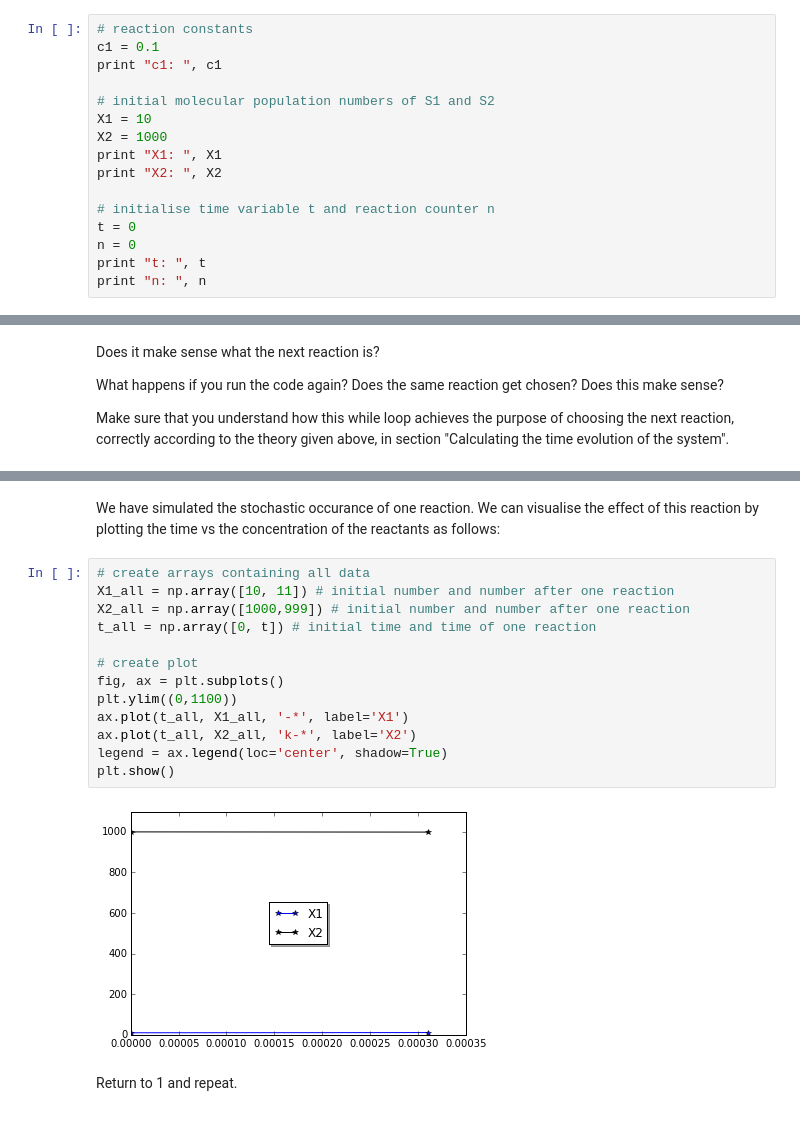
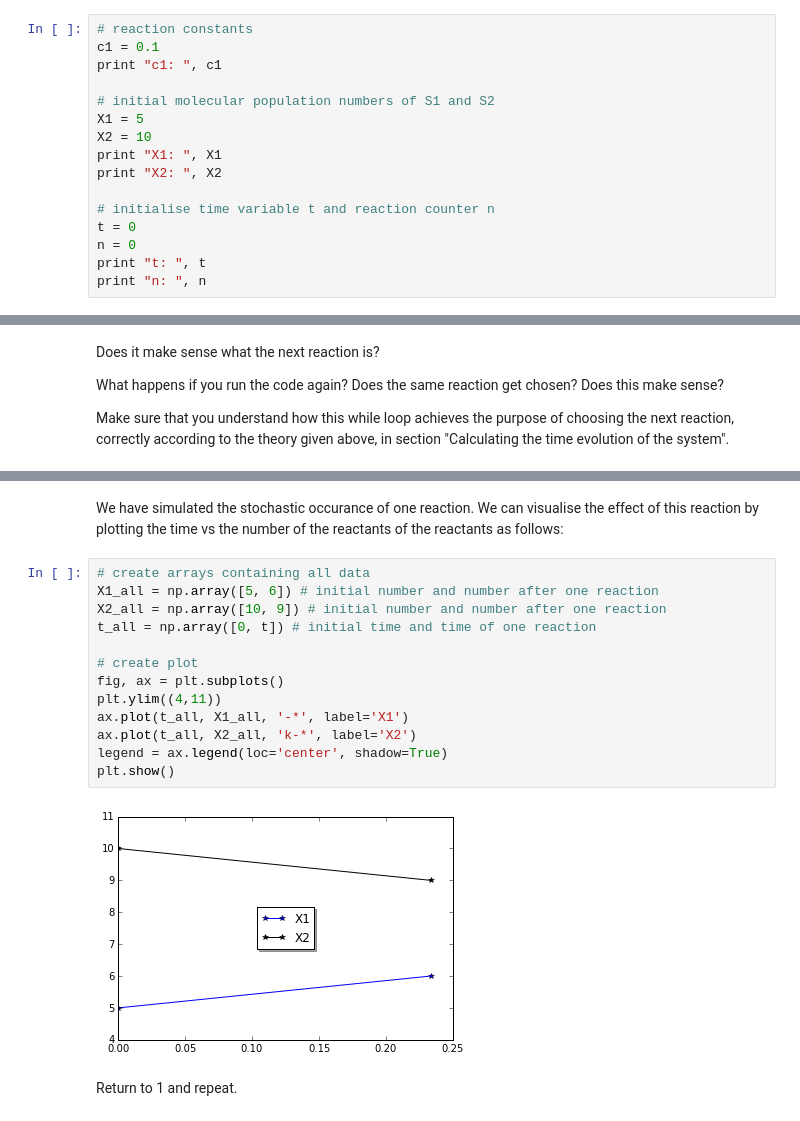
Before and after one commit to karinsasaki/gillespie-algorithm-python, a Jupyter notebook: build_your_own_gillespie_solutions.ipynb, the cells around one changed output, grey strips where cells are left out. Drawn from its saved outputs; the diff is of its cells as text.

```diff
--- a/build_your_own_gillespie_solutions.ipynb
+++ b/build_your_own_gillespie_solutions.ipynb
@@ -193,8 +202,8 @@ c1 = 0.1
 print "c1: ", c1
 
 # initial molecular population numbers of S1 and S2
-X1 = 10
-X2 = 1000
+X1 = 5
+X2 = 10
 print "X1: ", X1
 print "X2: ", X2
 
@@ -296,20 +305,20 @@ X2:  999
 # %% [markdown]
-We have simulated the stochastic occurance of one reaction. We can visualise the effect of this reaction by plotting the time vs the concentration of the reactants as follows:
+We have simulated the stochastic occurance of one reaction. We can visualise the effect of this reaction by plotting the time vs the number of the reactants of the reactants as follows:
 # %%
 # create arrays containing all data
-X1_all = np.array([10, 11]) # initial number and number after one reaction
-X2_all = np.array([1000,999]) # initial number and number after one reaction
+X1_all = np.array([5, 6]) # initial number and number after one reaction
+X2_all = np.array([10, 9]) # initial number and number after one reaction
 t_all = np.array([0, t]) # initial time and time of one reaction
 
 # create plot
 fig, ax = plt.subplots()
-plt.ylim((0,1100))
+plt.ylim((4,11))
 ax.plot(t_all, X1_all, '-*', label='X1')
 ax.plot(t_all, X2_all, 'k-*', label='X2')
 legend = ax.legend(loc='center', shadow=True)
 plt.show()
 # %% [output]
-[figure, old version]
+[figure, new version]
 # %% [markdown]
 Return to 1 and repeat.
 # %% [markdown]
```
Also changed, not shown: parts of 19 cells of this notebook, 3 other files.
